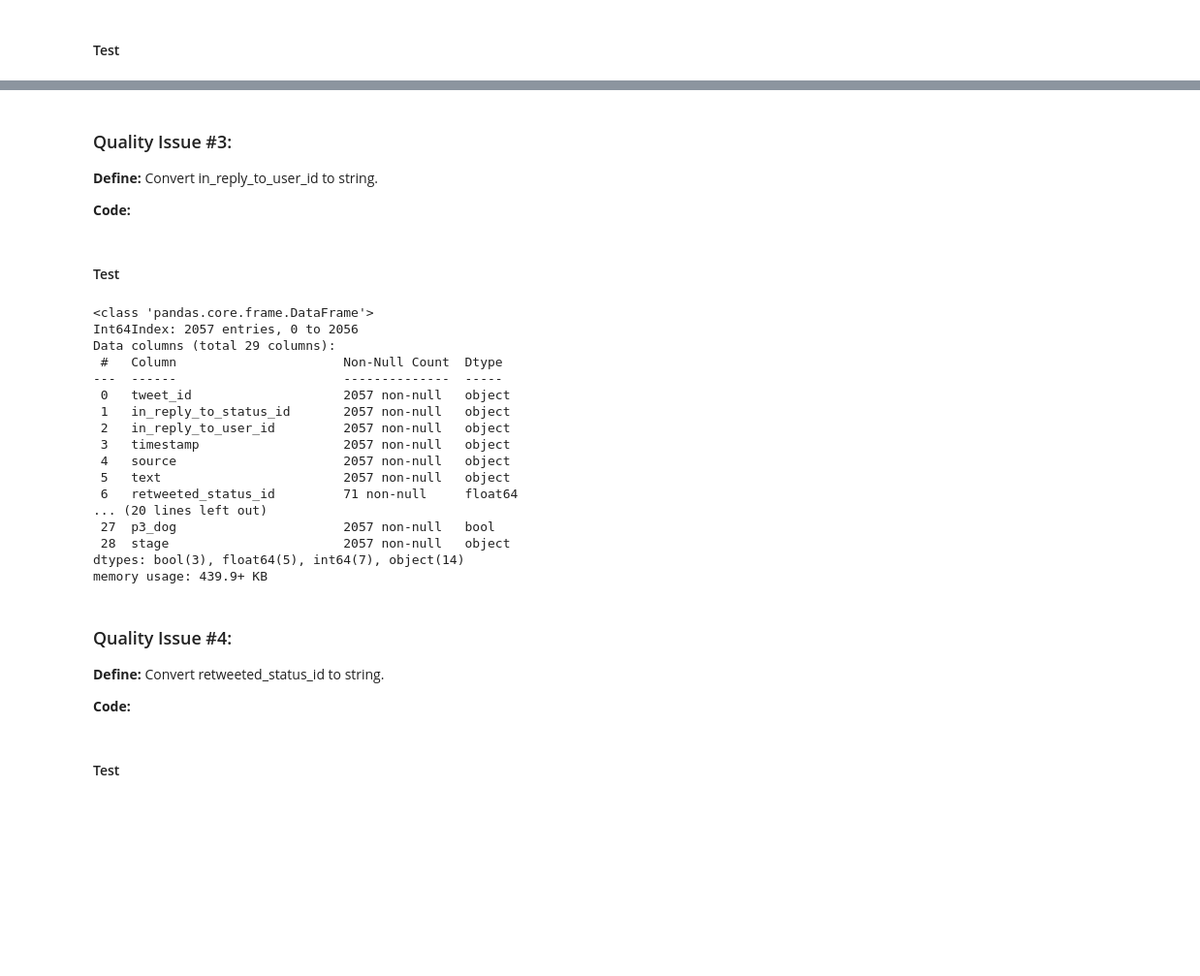
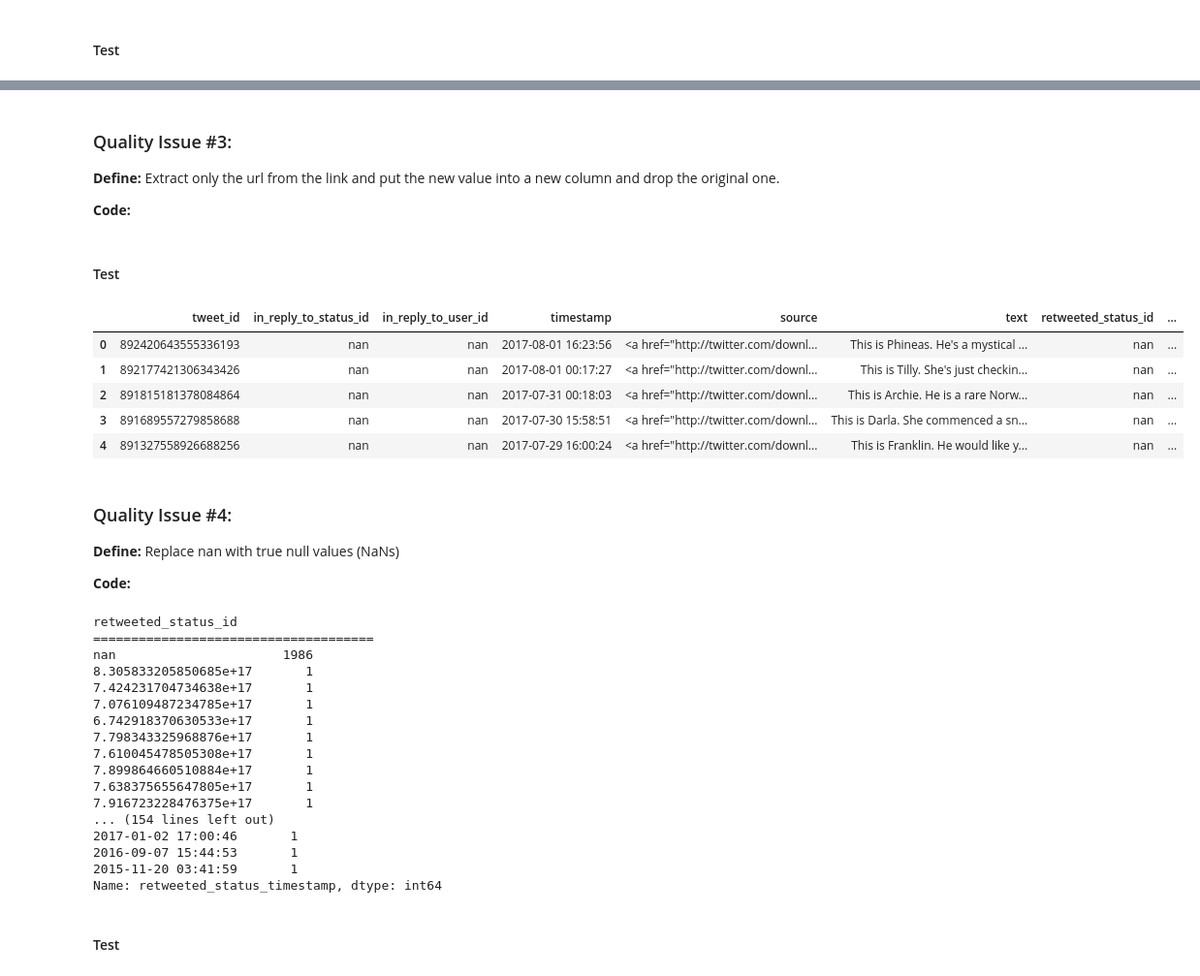
Before and after one commit to ecdedios/wgu-d309-data-wrangling, a Jupyter notebook: notebooks/wrangle_act.ipynb, the cells around one changed output, grey strips where cells are left out. Shown at 97% size. Drawn from its saved outputs; the diff is of its cells as text; code cells hidden in the pictures; blank space fills up the shorter version.

```diff
--- a/notebooks/wrangle_act.ipynb
+++ b/notebooks/wrangle_act.ipynb
@@ -691,7 +831 @@ dtypes: bool(3), float64(6), int64(7), object(13)
 memory usage: 439.9+ KB
-# %% [markdown]
-### Quality Issue #3:
-
-**Define:** Convert in_reply_to_user_id to string.
-
-**Code:**
@@ -701,28 +832,26 @@ df = convert_datatype(df, 'in_reply_to_user_id', 'str')
+# %% [markdown]
+### Quality Issue #3:
+
+**Define:** Extract only the url from the link and put the new value into a new column and drop the original one.
+
+**Code:**
+# %%
+# Extract url only
+df['url'] = df['source'].str.extract(r'href=[\'"]?([^\'" >]+)')
 # %% [markdown]
 #### Test
 # %%
-df.info()
+df.head()
 # %% [output]
-<class 'pandas.core.frame.DataFrame'>
-Int64Index: 2057 entries, 0 to 2056
-Data columns (total 29 columns):
- #   Column                      Non-Null Count  Dtype
----  ------                      --------------  -----
- 0   tweet_id                    2057 non-null   object
- 1   in_reply_to_status_id       2057 non-null   object
- 2   in_reply_to_user_id         2057 non-null   object
- 3   timestamp                   2057 non-null   object
- 4   source                      2057 non-null   object
- 5   text                        2057 non-null   object
- 6   retweeted_status_id         71 non-null     float64
-... (20 lines left out)
- 27  p3_dog                      2057 non-null   bool
- 28  stage                       2057 non-null   object
-dtypes: bool(3), float64(5), int64(7), object(14)
-memory usage: 439.9+ KB
+|  | tweet_id | in_reply_to_status_id | in_reply_to_user_id | timestamp | source | text | retweeted_status_id | ... |
+| 0 | 892420643555336193 | nan | nan | 2017-08-01 16:23:56 | <a href="http://twitter.com/downl... | This is Phineas. He's a mystical ... | nan | ... |
+| 1 | 892177421306343426 | nan | nan | 2017-08-01 00:17:27 | <a href="http://twitter.com/downl... | This is Tilly. She's just checkin... | nan | ... |
+| 2 | 891815181378084864 | nan | nan | 2017-07-31 00:18:03 | <a href="http://twitter.com/downl... | This is Archie. He is a rare Norw... | nan | ... |
+| 3 | 891689557279858688 | nan | nan | 2017-07-30 15:58:51 | <a href="http://twitter.com/downl... | This is Darla. She commenced a sn... | nan | ... |
+| 4 | 891327558926688256 | nan | nan | 2017-07-29 16:00:24 | <a href="http://twitter.com/downl... | This is Franklin. He would like y... | nan | ... |
 # %% [markdown]
 ### Quality Issue #4:
 
-**Define:** Convert retweeted_status_id to string.
+**Define:** Replace nan with true null values (NaNs)
 
 **Code:**
@@ -731,0 +858,22 @@ df = convert_datatype(df, 'retweeted_status_id', 'str')
+# %%
+show_values(df, ['retweeted_status_id',
+                 'retweeted_status_user_id',
+                 'retweeted_status_timestamp'])
+# %% [output]
+retweeted_status_id
+=====================================
+nan                      1986
+8.305833205850685e+17       1
+7.424231704734638e+17       1
+7.076109487234785e+17       1
+6.742918370630533e+17       1
+7.798343325968876e+17       1
+7.610045478505308e+17       1
+7.899864660510884e+17       1
+7.638375655647805e+17       1
+7.916723228476375e+17       1
+... (154 lines left out)
+2017-01-02 17:00:46       1
+2016-09-07 15:44:53       1
+2015-11-20 03:41:59       1
+Name: retweeted_status_timestamp, dtype: int64
```
Also changed, not shown: parts of 55 cells of this notebook, 8 other files.
